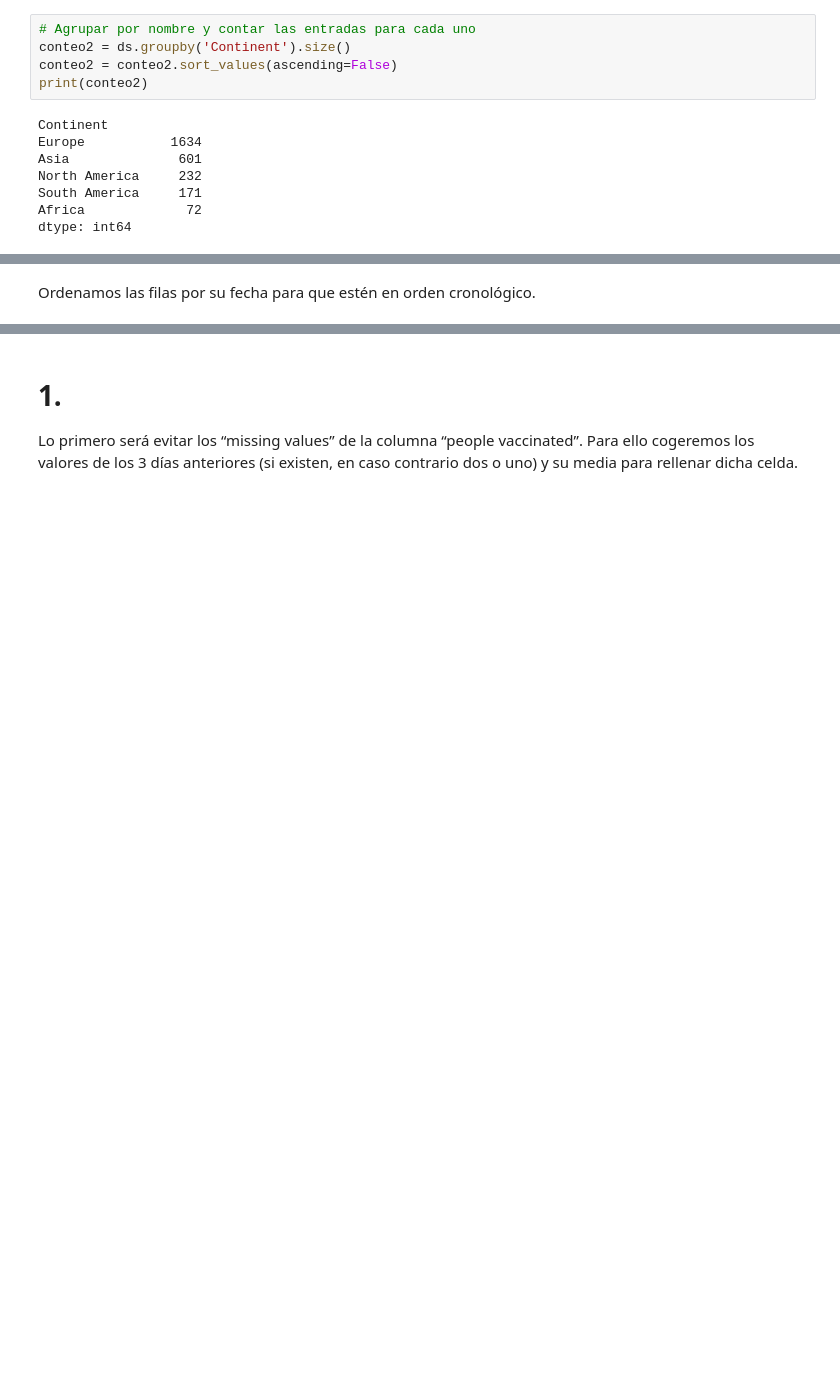
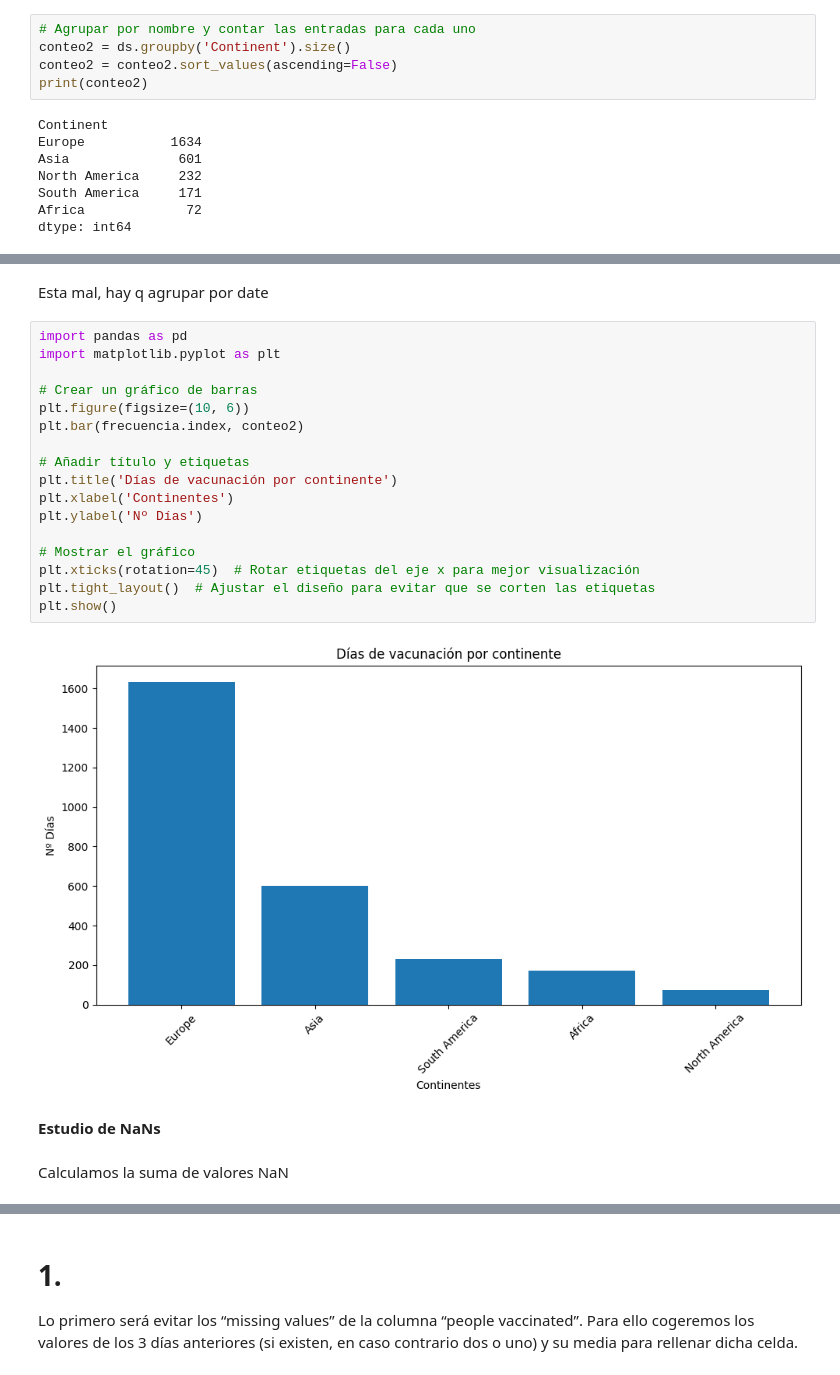
Before and after one commit to CeliaDiazSanchez/Data-Mining, a Jupyter notebook: LAB01_Ana_pruebas.ipynb, the cells around one changed output, grey strips where cells are left out. Cells and saved outputs as stored; diff of their text form; blank space fills up the shorter version.

```diff
--- a/LAB01_Ana_pruebas.ipynb
+++ b/LAB01_Ana_pruebas.ipynb
@@ -191,2 +178,25 @@ plt.show()
-# %% [markdown]
-Ordenamos las filas por su fecha para que estén en orden cronológico.
+# %% [markdown]
+Esta mal, hay q agrupar por date
+# %%
+import pandas as pd
+import matplotlib.pyplot as plt
+
+# Crear un gráfico de barras
+plt.figure(figsize=(10, 6))
+plt.bar(frecuencia.index, conteo2)
+
+# Añadir título y etiquetas
+plt.title('Días de vacunación por continente')
+plt.xlabel('Continentes')
+plt.ylabel('Nº Días')
+
+# Mostrar el gráfico
+plt.xticks(rotation=45)  # Rotar etiquetas del eje x para mejor visualización
+plt.tight_layout()  # Ajustar el diseño para evitar que se corten las etiquetas
+plt.show()
+# %% [output]
+[figure, added]
+# %% [markdown]
+**Estudio de NaNs**
+# %% [markdown]
+Calculamos la suma de valores NaN
```
Also changed, not shown: parts of 27 cells of this notebook.
